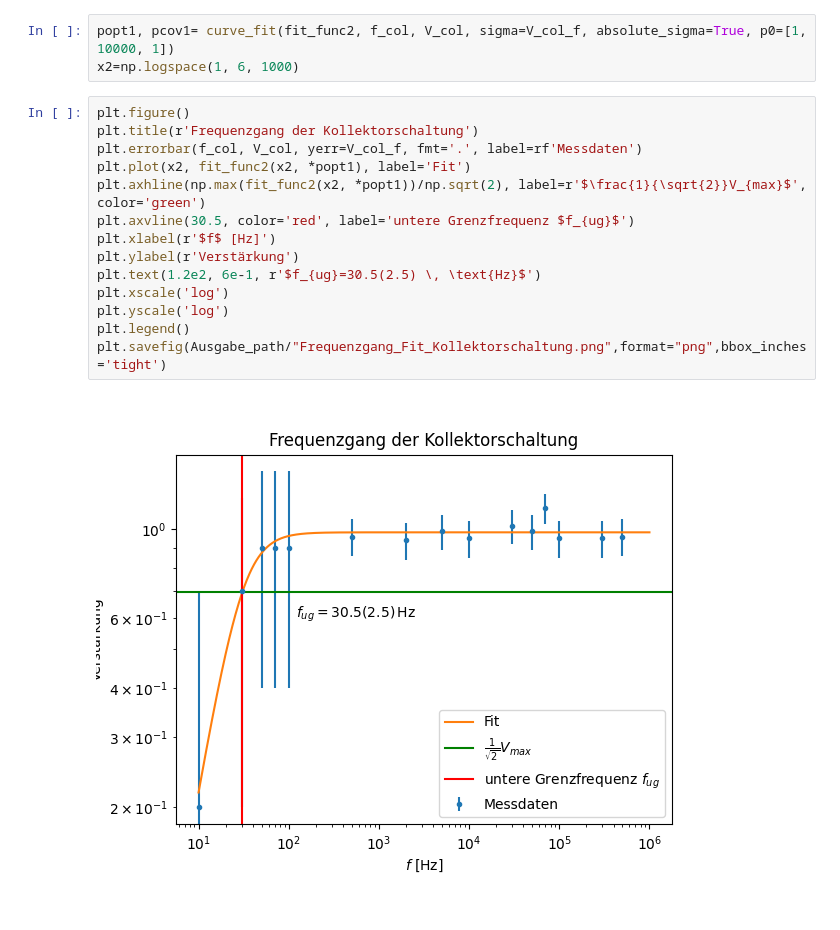
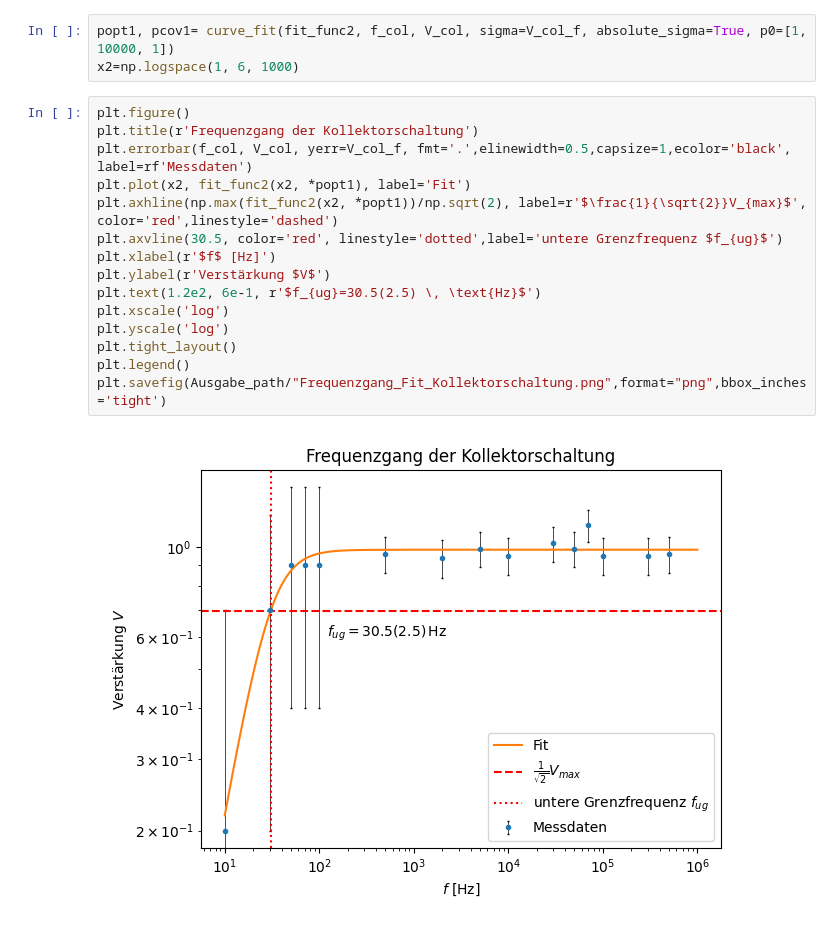
Before and after one commit to BenjaminKleijn/FP01_ElektronikGrundpraktikum, a Jupyter notebook: Plots.ipynb, the cells around one changed output. Cells and saved outputs as stored; diff of their text form.

```diff
--- a/Plots.ipynb
+++ b/Plots.ipynb
@@ -89,16 +91,17 @@ x2=np.logspace(1, 6, 1000)
 # %%
 plt.figure()
 plt.title(r'Frequenzgang der Kollektorschaltung')
-plt.errorbar(f_col, V_col, yerr=V_col_f, fmt='.', label=rf'Messdaten')
+plt.errorbar(f_col, V_col, yerr=V_col_f, fmt='.',elinewidth=0.5,capsize=1,ecolor='black', label=rf'Messdaten')
 plt.plot(x2, fit_func2(x2, *popt1), label='Fit')
-plt.axhline(np.max(fit_func2(x2, *popt1))/np.sqrt(2), label=r'$\frac{1}{\sqrt{2}}V_{max}$', color='green')
-plt.axvline(30.5, color='red', label='untere Grenzfrequenz $f_{ug}$')
+plt.axhline(np.max(fit_func2(x2, *popt1))/np.sqrt(2), label=r'$\frac{1}{\sqrt{2}}V_{max}$', color='red',linestyle='dashed')
+plt.axvline(30.5, color='red', linestyle='dotted',label='untere Grenzfrequenz $f_{ug}$')
 plt.xlabel(r'$f$ [Hz]')
-plt.ylabel(r'Verstärkung')
+plt.ylabel(r'Verstärkung $V$')
 plt.text(1.2e2, 6e-1, r'$f_{ug}=30.5(2.5) \, \text{Hz}$')
 plt.xscale('log')
 plt.yscale('log')
+plt.tight_layout()
 plt.legend()
 plt.savefig(Ausgabe_path/"Frequenzgang_Fit_Kollektorschaltung.png",format="png",bbox_inches='tight')
 # %% [output]
-[figure, old version]
+[figure, new version]
```
Also changed, not shown: parts of 2 cells of this notebook, 17 other files.
